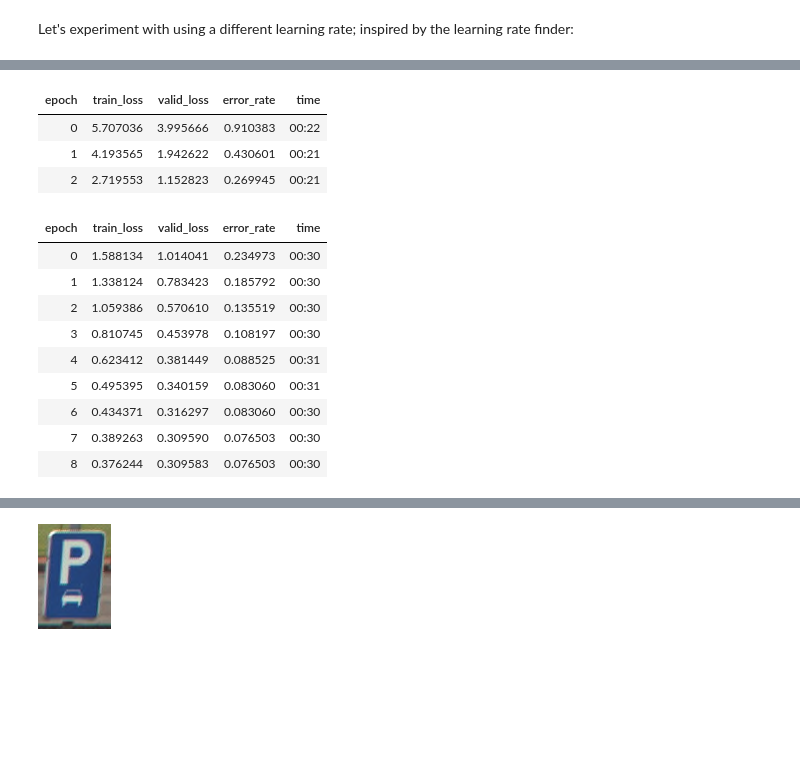
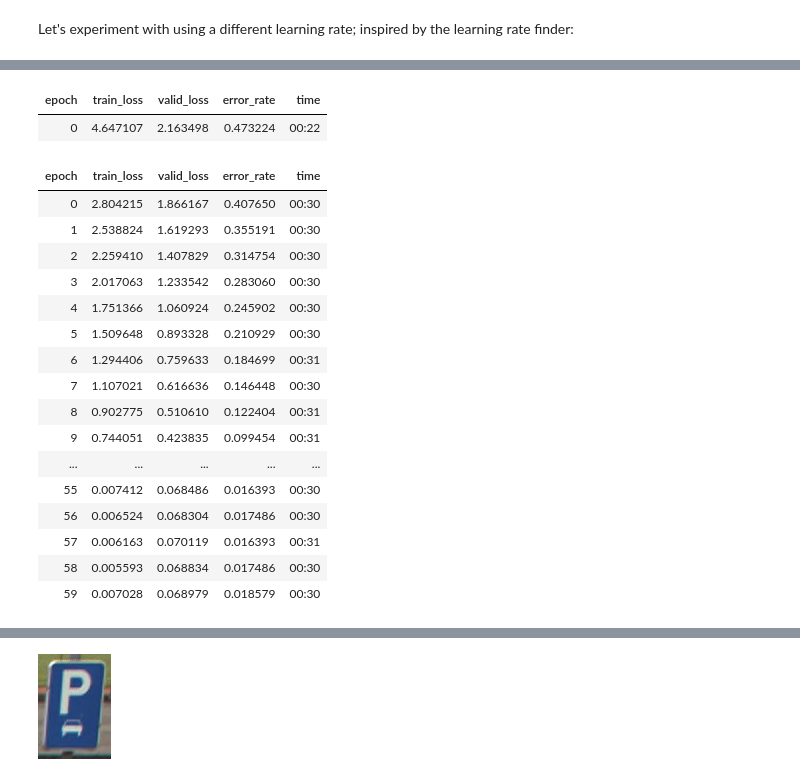
Before and after one commit to xstof/xstofai, a Jupyter notebook: nbs/traffic-sign-recognition.ipynb, the cells around one changed output, grey strips where cells are left out. Cells and saved outputs as stored; diff of their text form; code cells hidden in the pictures; blank space fills up the shorter version.

```diff
--- a/nbs/traffic-sign-recognition.ipynb
+++ b/nbs/traffic-sign-recognition.ipynb
@@ -83,4 +79,5 @@ lr_min,lr_steep = learn.lr_find(suggest_funcs=(minimum, steep))
 # %%
 learn = vision_learner(dls, resnet50, metrics=error_rate)
-learn.fine_tune(9, base_lr=1e-4, freeze_epochs=3)
+#learn.fine_tune(9, base_lr=1e-4, freeze_epochs=3)
+learn.fine_tune(60, base_lr=1e-4)
 # %% [output]
@@ -88,17 +84,22 @@ Downloading: "https://download.pytorch.org/models/resnet50-0676ba61.pth" to /hom
 | epoch | train_loss | valid_loss | error_rate | time |
-| 0 | 5.707036 | 3.995666 | 0.910383 | 00:22 |
-| 1 | 4.193565 | 1.942622 | 0.430601 | 00:21 |
-| 2 | 2.719553 | 1.152823 | 0.269945 | 00:21 |
+| 0 | 4.647107 | 2.163498 | 0.473224 | 00:22 |
 | epoch | train_loss | valid_loss | error_rate | time |
-| 0 | 1.588134 | 1.014041 | 0.234973 | 00:30 |
-| 1 | 1.338124 | 0.783423 | 0.185792 | 00:30 |
-| 2 | 1.059386 | 0.570610 | 0.135519 | 00:30 |
-| 3 | 0.810745 | 0.453978 | 0.108197 | 00:30 |
-| 4 | 0.623412 | 0.381449 | 0.088525 | 00:31 |
-| 5 | 0.495395 | 0.340159 | 0.083060 | 00:31 |
-| 6 | 0.434371 | 0.316297 | 0.083060 | 00:30 |
-| 7 | 0.389263 | 0.309590 | 0.076503 | 00:30 |
-| 8 | 0.376244 | 0.309583 | 0.076503 | 00:30 |
+| 0 | 2.804215 | 1.866167 | 0.407650 | 00:30 |
+| 1 | 2.538824 | 1.619293 | 0.355191 | 00:30 |
+| 2 | 2.259410 | 1.407829 | 0.314754 | 00:30 |
+| 3 | 2.017063 | 1.233542 | 0.283060 | 00:30 |
+| 4 | 1.751366 | 1.060924 | 0.245902 | 00:30 |
+| 5 | 1.509648 | 0.893328 | 0.210929 | 00:30 |
+| 6 | 1.294406 | 0.759633 | 0.184699 | 00:31 |
+| 7 | 1.107021 | 0.616636 | 0.146448 | 00:30 |
+| 8 | 0.902775 | 0.510610 | 0.122404 | 00:31 |
+| 9 | 0.744051 | 0.423835 | 0.099454 | 00:31 |
+| ... | ... | ... | ... | ... |
+| 55 | 0.007412 | 0.068486 | 0.016393 | 00:30 |
+| 56 | 0.006524 | 0.068304 | 0.017486 | 00:30 |
+| 57 | 0.006163 | 0.070119 | 0.016393 | 00:31 |
+| 58 | 0.005593 | 0.068834 | 0.017486 | 00:30 |
+| 59 | 0.007028 | 0.068979 | 0.018579 | 00:30 |
 # %%
 learn.recorder.plot_loss()
 # %% [output]
```
Also changed, not shown: parts of 10 cells of this notebook.
